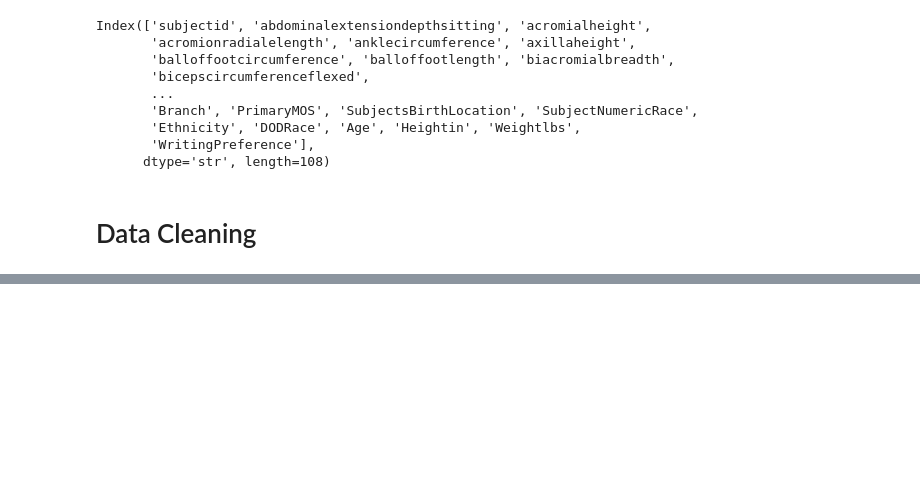
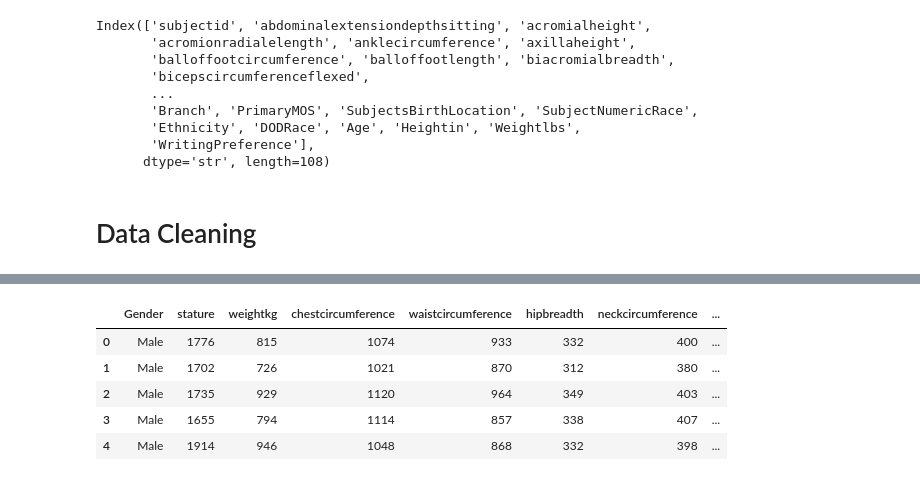
Before and after one commit to Twyla-art/CLOTHING-SIZE-RECOMMENDATION, a Jupyter notebook: clothing size recommendation.ipynb, the cells around one changed output, grey strips where cells are left out. Drawn from its saved outputs; the diff is of its cells as text; code cells hidden in the pictures; blank space fills up the shorter version.

```diff
--- a/clothing size recommendation.ipynb
+++ b/clothing size recommendation.ipynb
@@ -146,0 +234,5 @@ Index(['subjectid', 'abdominalextensiondepthsitting', 'acromialheight',
+# %%
+# Merge the male and female datasets
+df = pd.concat([male, female], ignore_index=True)
+
+df.shape
@@ -146,0 +255,6 @@ Index(['subjectid', 'abdominalextensiondepthsitting', 'acromialheight',
+# %%
+# Remove duplicate identifier columns
+df.drop(columns=["subjectid", "SubjectId"], inplace=True)
+# %%
+# Remove the Ethnicity column since it is not relevant for clothing size prediction
+df.drop(columns=["Ethnicity"], inplace=True)
@@ -146,0 +284,28 @@ Index(['subjectid', 'abdominalextensiondepthsitting', 'acromialheight',
+# %%
+
+# Select features relevant for clothing size prediction
+
+selected_features = [
+    "Gender",
+    "stature",
+    "weightkg",
+    "chestcircumference",
+    "waistcircumference",
+    "hipbreadth",
+    "neckcircumference",
+    "shouldercircumference",
+    "sleevelengthspinewrist",
+    "thighcircumference",
+    "calfcircumference"
+]
+
+df = df[selected_features]
+
+df.head()
+# %% [output]
+|  | Gender | stature | weightkg | chestcircumference | waistcircumference | hipbreadth | neckcircumference | ... |
+| 0 | Male | 1776 | 815 | 1074 | 933 | 332 | 400 | ... |
+| 1 | Male | 1702 | 726 | 1021 | 870 | 312 | 380 | ... |
+| 2 | Male | 1735 | 929 | 1120 | 964 | 349 | 403 | ... |
+| 3 | Male | 1655 | 794 | 1114 | 857 | 338 | 407 | ... |
+| 4 | Male | 1914 | 946 | 1048 | 868 | 332 | 398 | ... |
```
Also changed, not shown: parts of 17 cells of this notebook.
